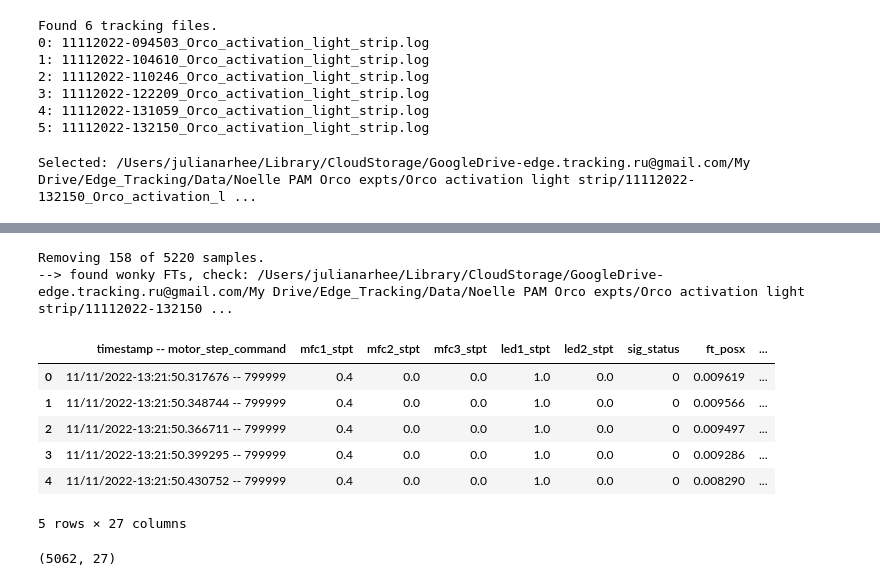
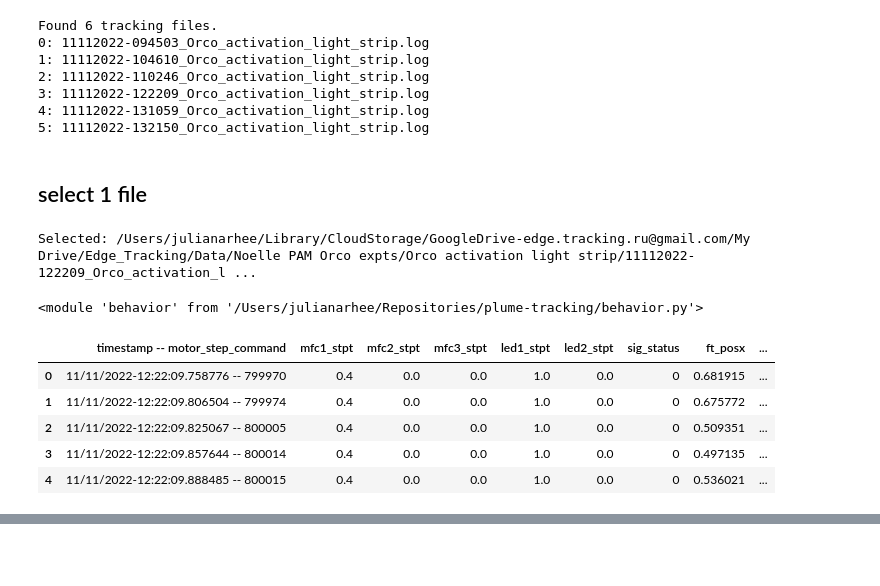
Before and after one commit to julianarhee/plume-tracking, a Jupyter notebook: Nbs/sample-plot-trajectory.ipynb, the cells around one changed output, grey strips where cells are left out. Drawn from its saved outputs; the diff is of its cells as text; code cells hidden in the pictures; blank space fills up the shorter version.

Commit message:
update sample-plot-trajectory Nb to match changes to log file loading calls in behavior.py

```diff
--- a/Nbs/sample-plot-trajectory.ipynb
+++ b/Nbs/sample-plot-trajectory.ipynb
@@ -62,18 +61,32 @@ Found 6 tracking files.
 3: 11112022-122209_Orco_activation_light_strip.log
 4: 11112022-131059_Orco_activation_light_strip.log
 5: 11112022-132150_Orco_activation_light_strip.log
+# %% [markdown]
+## select 1 file
 # %%
 file_ix = -3 # select a file
 fpath = log_files[file_ix]
+fname = os.path.splitext(os.path.split(fpath)[-1])[0]
 print("Selected: {}".format(fpath))
 # %% [output]
-Selected: /Users/julianarhee/Library/CloudStorage/GoogleDrive-edge.tracking.ru@gmail.com/My Drive/Edge_Tracking/Data/Noelle PAM Orco expts/Orco activation light strip/11112022-132150_Orco_activation_l ...
+Selected: /Users/julianarhee/Library/CloudStorage/GoogleDrive-edge.tracking.ru@gmail.com/My Drive/Edge_Tracking/Data/Noelle PAM Orco expts/Orco activation light strip/11112022-122209_Orco_activation_l ...
+# %%
+importlib.reload(butil)
+# %% [output]
+<module 'behavior' from '/Users/julianarhee/Repositories/plume-tracking/behavior.py'>
 # %%
 # try to parse experiment details from the filename
 # exp, datestr, fid, cond = butil.parse_info_from_file(fpath)
 # load and process the csv data
-df0 = butil.load_dataframe(fpath, mfc_id=None, parse_filename=False, verbose=False, cond=None)
+df0 = butil.load_dataframe(fpath, parse_filename=False,
+                           verbose=False, plot_errors=False)
 # print('Experiment: {}{}Fly ID: {}{}Condition: {}'.format(exp, '\n', fid, '\n', cond))
 #fly_id = df0['fly_id'].unique()[0]
-df0.head()
+df0 = butil.process_df(df0)
 # %% [output]
+|  | timestamp -- motor_step_command | mfc1_stpt | mfc2_stpt | mfc3_stpt | led1_stpt | led2_stpt | sig_status | ft_posx | ... |
+| 0 | 11/11/2022-12:22:09.758776 -- 799970 | 0.4 | 0.0 | 0.0 | 1.0 | 0.0 | 0 | 0.681915 | ... |
+| 1 | 11/11/2022-12:22:09.806504 -- 799974 | 0.4 | 0.0 | 0.0 | 1.0 | 0.0 | 0 | 0.675772 | ... |
+| 2 | 11/11/2022-12:22:09.825067 -- 800005 | 0.4 | 0.0 | 0.0 | 1.0 | 0.0 | 0 | 0.509351 | ... |
+| 3 | 11/11/2022-12:22:09.857644 -- 800014 | 0.4 | 0.0 | 0.0 | 1.0 | 0.0 | 0 | 0.497135 | ... |
+| 4 | 11/11/2022-12:22:09.888485 -- 800015 | 0.4 | 0.0 | 0.0 | 1.0 | 0.0 | 0 | 0.536021 | ... |
@@ -86,16 +94,3 @@ WARNING: found wonky ft skip (ft_frame jumped 202.00).
-Removing 158 of 5220 samples.
---> found wonky FTs, check: /Users/julianarhee/Library/CloudStorage/GoogleDrive-edge.tracking.ru@gmail.com/My Drive/Edge_Tracking/Data/Noelle PAM Orco expts/Orco activation light strip/11112022-132150 ...
-|  | timestamp -- motor_step_command | mfc1_stpt | mfc2_stpt | mfc3_stpt | led1_stpt | led2_stpt | sig_status | ft_posx | ... |
-| 0 | 11/11/2022-13:21:50.317676 -- 799999 | 0.4 | 0.0 | 0.0 | 1.0 | 0.0 | 0 | 0.009619 | ... |
-| 1 | 11/11/2022-13:21:50.348744 -- 799999 | 0.4 | 0.0 | 0.0 | 1.0 | 0.0 | 0 | 0.009566 | ... |
-| 2 | 11/11/2022-13:21:50.366711 -- 799999 | 0.4 | 0.0 | 0.0 | 1.0 | 0.0 | 0 | 0.009497 | ... |
-| 3 | 11/11/2022-13:21:50.399295 -- 799999 | 0.4 | 0.0 | 0.0 | 1.0 | 0.0 | 0 | 0.009286 | ... |
-| 4 | 11/11/2022-13:21:50.430752 -- 799999 | 0.4 | 0.0 | 0.0 | 1.0 | 0.0 | 0 | 0.008290 | ... |
-5 rows × 27 columns
-# %%
-df0.shape
-# %% [output]
-(5062, 27)
 # %%
 # get experimentally determined odor boundaries:
 strip_width=50
```
Also changed, not shown: parts of 5 cells of this notebook.
